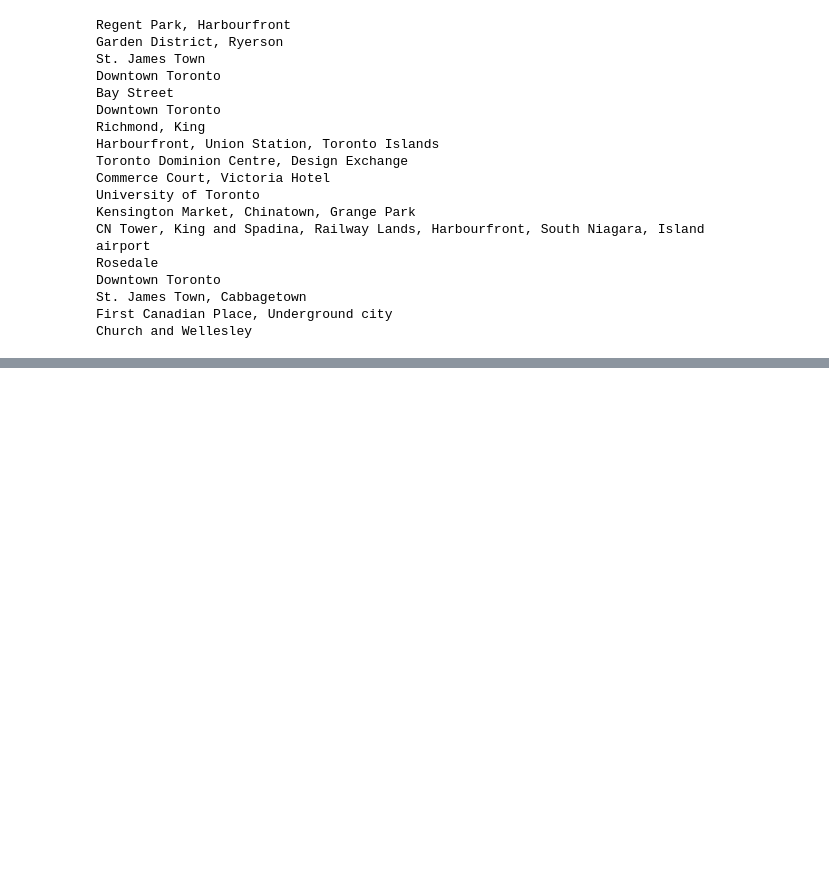
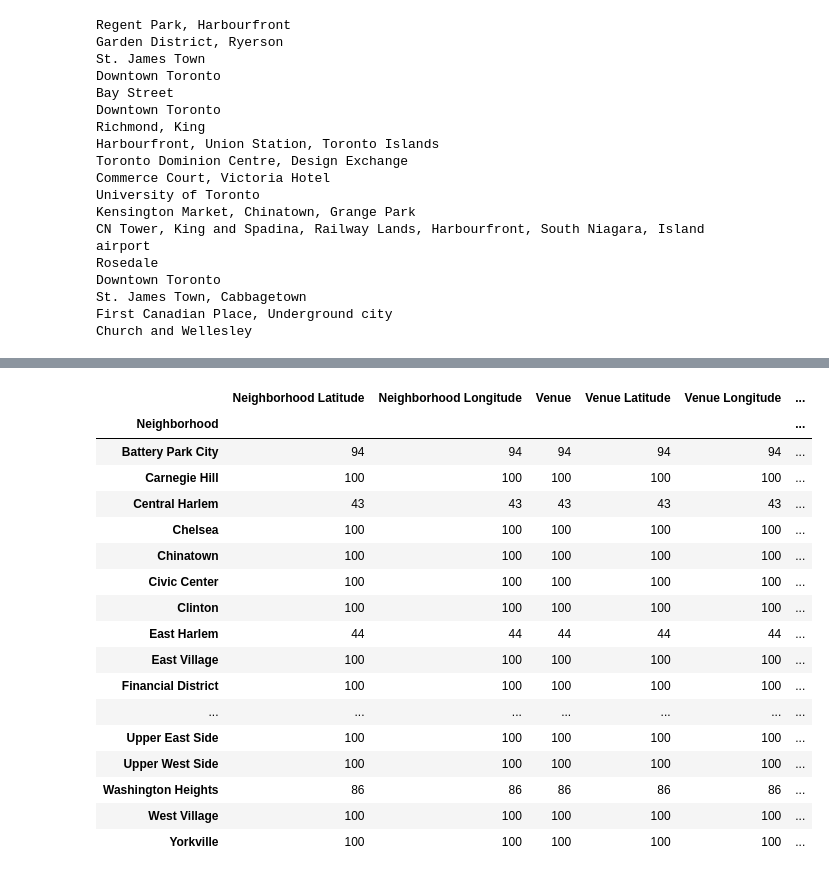
Before and after one commit to VishalCKava/Coursera_Capstone, a Jupyter notebook: CourseraCapstone.ipynb, the cells around one changed output, grey strips where cells are left out. Cells and saved outputs as stored; diff of their text form; code cells hidden in the pictures; blank space fills up the shorter version.

```diff
--- a/CourseraCapstone.ipynb
+++ b/CourseraCapstone.ipynb
@@ -585,0 +829,3 @@ There are 209 uniques categories.
+# %%
+manhattan_data = pd.read_csv('Manhattan.csv')
+manhattan_data.head()
@@ -585,0 +926,7 @@ There are 209 uniques categories.
+# %%
+# type your answer here
+
+manhattan_venues = getNearbyVenues(names=manhattan_data['Neighborhood'],
+                                   latitudes=manhattan_data['Latitude'],
+                                   longitudes=manhattan_data['Longitude']
+                                  )
@@ -585,0 +951,21 @@ There are 209 uniques categories.
+# %%
+manhattan_venues.groupby('Neighborhood').count()
+# %% [output]
+|  | Neighborhood Latitude | Neighborhood Longitude | Venue | Venue Latitude | Venue Longitude | ... |
+| Neighborhood |  |  |  |  |  | ... |
+| Battery Park City | 94 | 94 | 94 | 94 | 94 | ... |
+| Carnegie Hill | 100 | 100 | 100 | 100 | 100 | ... |
+| Central Harlem | 43 | 43 | 43 | 43 | 43 | ... |
+| Chelsea | 100 | 100 | 100 | 100 | 100 | ... |
+| Chinatown | 100 | 100 | 100 | 100 | 100 | ... |
+| Civic Center | 100 | 100 | 100 | 100 | 100 | ... |
+| Clinton | 100 | 100 | 100 | 100 | 100 | ... |
+| East Harlem | 44 | 44 | 44 | 44 | 44 | ... |
+| East Village | 100 | 100 | 100 | 100 | 100 | ... |
+| Financial District | 100 | 100 | 100 | 100 | 100 | ... |
+| ... | ... | ... | ... | ... | ... | ... |
+| Upper East Side | 100 | 100 | 100 | 100 | 100 | ... |
+| Upper West Side | 100 | 100 | 100 | 100 | 100 | ... |
+| Washington Heights | 86 | 86 | 86 | 86 | 86 | ... |
+| West Village | 100 | 100 | 100 | 100 | 100 | ... |
+| Yorkville | 100 | 100 | 100 | 100 | 100 | ... |
```
Also changed, not shown: parts of 55 cells of this notebook.
